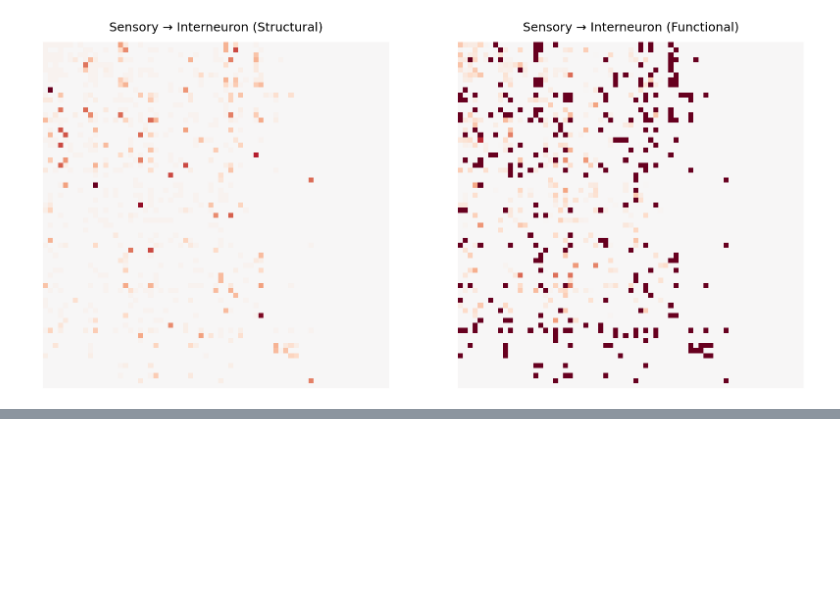
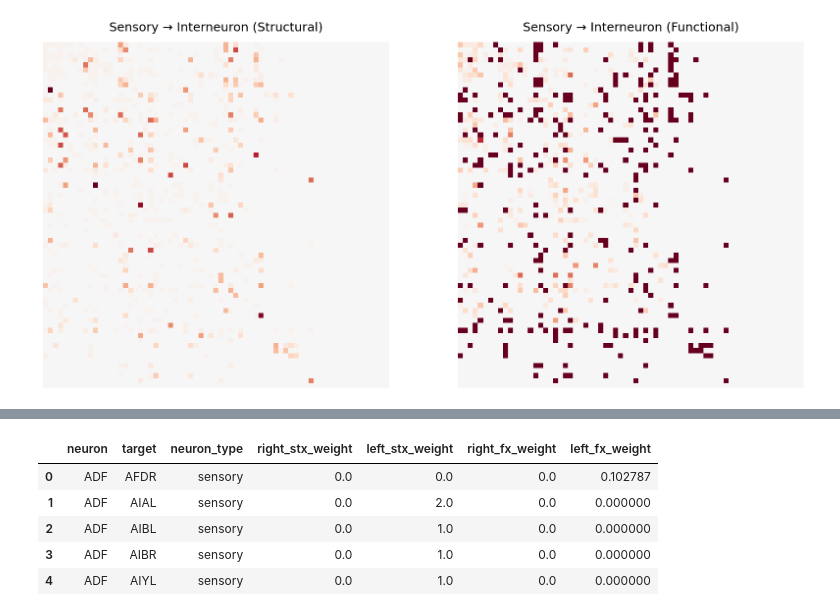
Before and after one commit to Shavit-Lab/celegans_connectome_analysis, a Jupyter notebook: networks.ipynb, the cells around one changed output, grey strips where cells are left out. Cells and saved outputs as stored; diff of their text form; code cells hidden in the pictures; blank space fills up the shorter version.

```diff
--- a/networks.ipynb
+++ b/networks.ipynb
@@ -226,0 +257,41 @@ ADAR in graph: True
+# %%
+# check weights for sensory pairs and plot bar graph
+connection_db = pd.DataFrame(columns=['neuron', 'target', 'neuron_type', 'right_stx_weight', 'left_stx_weight', 'right_fx_weight', 'left_fx_weight'])
+
+for neuron in sensory:
+    right_neuron, left_neuron = sensory[neuron]
+    right_connections = set(G[right_neuron].keys())
+    left_connections = set(G[left_neuron].keys())
+    all_connections = right_connections.union(left_connections)
+
+    connections_list = sorted(all_connections)
+
+    for conn in connections_list:
+        rw_stx = G[right_neuron][conn]['stx_weight'] if G.has_edge(right_neuron, conn) and 'stx_weight' in G[right_neuron][conn] else 0
+        lw_stx = G[left_neuron][conn]['stx_weight'] if G.has_edge(left_neuron, conn) and 'stx_weight' in G[left_neuron][conn] else 0
+        rw_fx = G[right_neuron][conn]['fx_weight'] if G.has_edge(right_neuron, conn) and 'fx_weight' in G[right_neuron][conn] else 0
+        lw_fx = G[left_neuron][conn]['fx_weight'] if G.has_edge(left_neuron, conn) and 'fx_weight' in G[left_neuron][conn] else 0
+        connection_db.loc[len(connection_db)] = [neuron, conn, 'sensory', rw_stx, lw_stx, rw_fx, lw_fx]
+
+for neuron in interneurons:
+    right_neuron, left_neuron = interneurons[neuron]
+    right_connections = set(G[right_neuron].keys())
+    left_connections = set(G[left_neuron].keys())
+    all_connections = right_connections.union(left_connections)
+
+    connections_list = sorted(all_connections)
+
+    for conn in connections_list:
+        rw_stx = G[right_neuron][conn]['stx_weight'] if G.has_edge(right_neuron, conn) and 'stx_weight' in G[right_neuron][conn] else 0
+        lw_stx = G[left_neuron][conn]['stx_weight'] if G.has_edge(left_neuron, conn) and 'stx_weight' in G[left_neuron][conn] else 0
+        rw_fx = G[right_neuron][conn]['fx_weight'] if G.has_edge(right_neuron, conn) and 'fx_weight' in G[right_neuron][conn] else 0
+        lw_fx = G[left_neuron][conn]['fx_weight'] if G.has_edge(left_neuron, conn) and 'fx_weight' in G[left_neuron][conn] else 0
+        connection_db.loc[len(connection_db)] = [neuron, conn, 'interneuron', rw_stx, lw_stx, rw_fx, lw_fx]
+connection_db.head()
+# %% [output]
+|  | neuron | target | neuron_type | right_stx_weight | left_stx_weight | right_fx_weight | left_fx_weight |
+| 0 | ADF | AFDR | sensory | 0.0 | 0.0 | 0.0 | 0.102787 |
+| 1 | ADF | AIAL | sensory | 0.0 | 2.0 | 0.0 | 0.000000 |
+| 2 | ADF | AIBL | sensory | 0.0 | 1.0 | 0.0 | 0.000000 |
+| 3 | ADF | AIBR | sensory | 0.0 | 1.0 | 0.0 | 0.000000 |
+| 4 | ADF | AIYL | sensory | 0.0 | 1.0 | 0.0 | 0.000000 |
```
Also changed, not shown: parts of 8 cells of this notebook.
